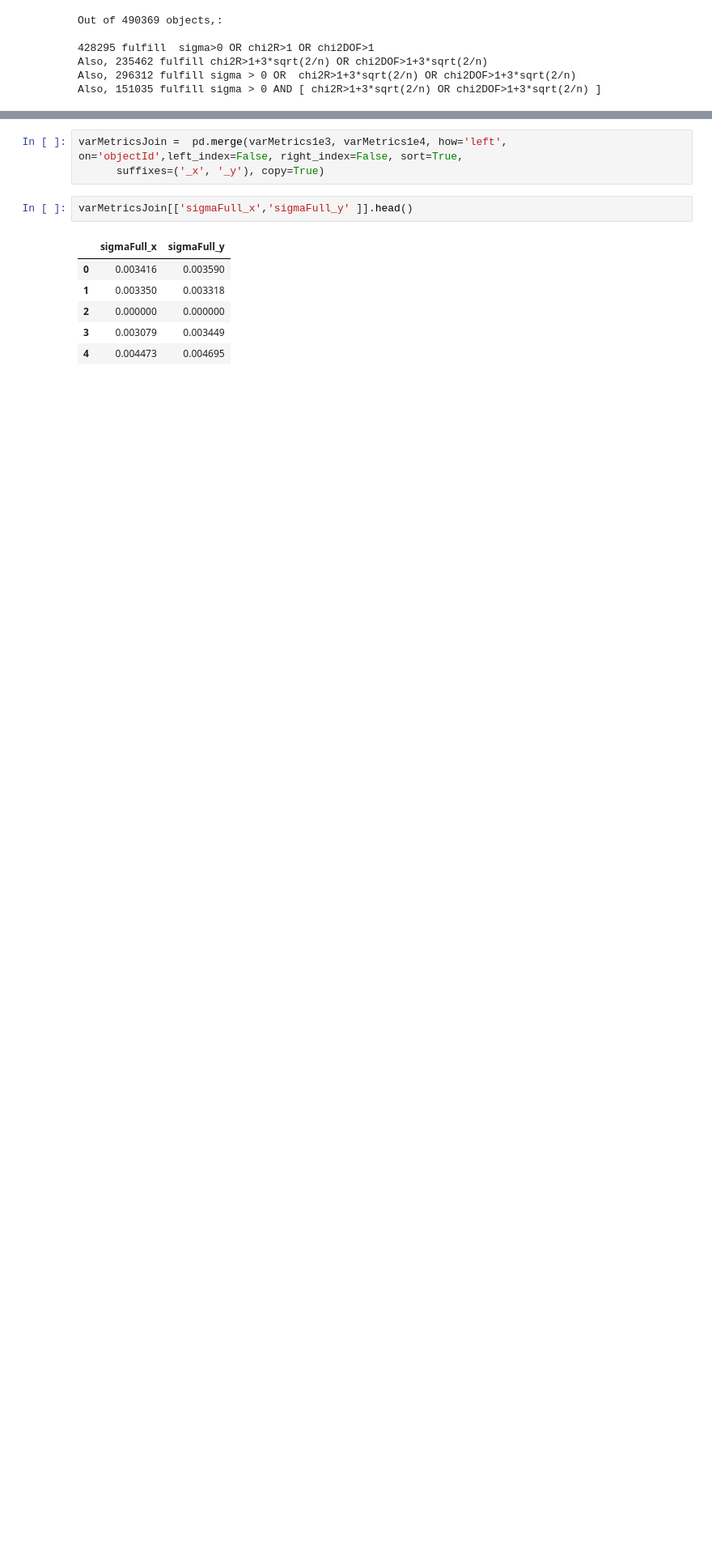
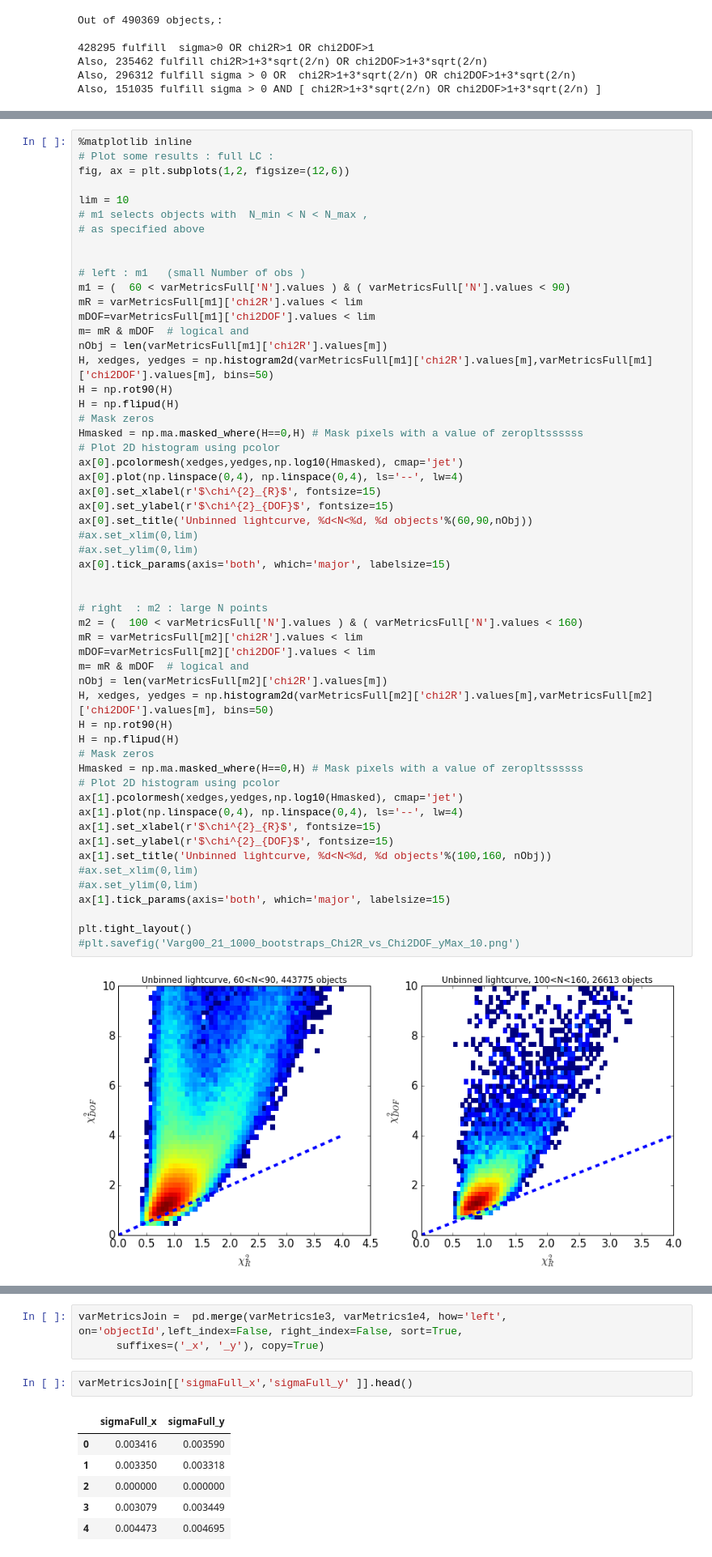
Before and after one commit to suberlak/S82analysis, a Jupyter notebook: S13Agg_g00_21_VarStat.ipynb, the cells around one changed output, grey strips where cells are left out. Shown at 81% size. Cells and saved outputs as stored; diff of their text form; blank space fills up the shorter version.

```diff
--- a/S13Agg_g00_21_VarStat.ipynb
+++ b/S13Agg_g00_21_VarStat.ipynb
@@ -254,0 +300,57 @@ plt.savefig('Varg00_21_10000_bootstraps_Chi2R_vs_Chi2DOF_yMax_10_VarOnly.png')
+# %%
+%matplotlib inline
+# Plot some results : full LC :
+fig, ax = plt.subplots(1,2, figsize=(12,6))
+
+lim = 10
+# m1 selects objects with  N_min < N < N_max ,
+# as specified above
+
+
+# left : m1   (small Number of obs )
+m1 = (  60 < varMetricsFull['N'].values ) & ( varMetricsFull['N'].values < 90)
+mR = varMetricsFull[m1]['chi2R'].values < lim
+mDOF=varMetricsFull[m1]['chi2DOF'].values < lim
+m= mR & mDOF  # logical and
+nObj = len(varMetricsFull[m1]['chi2R'].values[m])
+H, xedges, yedges = np.histogram2d(varMetricsFull[m1]['chi2R'].values[m],varMetricsFull[m1]['chi2DOF'].values[m], bins=50)
+H = np.rot90(H)
+H = np.flipud(H)
+# Mask zeros
+Hmasked = np.ma.masked_where(H==0,H) # Mask pixels with a value of zeropltssssss
+# Plot 2D histogram using pcolor
+ax[0].pcolormesh(xedges,yedges,np.log10(Hmasked), cmap='jet')
+ax[0].plot(np.linspace(0,4), np.linspace(0,4), ls='--', lw=4)
+ax[0].set_xlabel(r'$\chi^{2}_{R}$', fontsize=15)
+ax[0].set_ylabel(r'$\chi^{2}_{DOF}$', fontsize=15)
+ax[0].set_title('Unbinned lightcurve, %d<N<%d, %d objects'%(60,90,nObj))
+#ax.set_xlim(0,lim)
+#ax.set_ylim(0,lim)
+ax[0].tick_params(axis='both', which='major', labelsize=15)
+
+
+# right  : m2 : large N points
+m2 = (  100 < varMetricsFull['N'].values ) & ( varMetricsFull['N'].values < 160)
+mR = varMetricsFull[m2]['chi2R'].values < lim
+mDOF=varMetricsFull[m2]['chi2DOF'].values < lim
+m= mR & mDOF  # logical and
+nObj = len(varMetricsFull[m2]['chi2R'].values[m])
+H, xedges, yedges = np.histogram2d(varMetricsFull[m2]['chi2R'].values[m],varMetricsFull[m2]['chi2DOF'].values[m], bins=50)
+H = np.rot90(H)
+H = np.flipud(H)
+# Mask zeros
+Hmasked = np.ma.masked_where(H==0,H) # Mask pixels with a value of zeropltssssss
+# Plot 2D histogram using pcolor
+ax[1].pcolormesh(xedges,yedges,np.log10(Hmasked), cmap='jet')
+ax[1].plot(np.linspace(0,4), np.linspace(0,4), ls='--', lw=4)
+ax[1].set_xlabel(r'$\chi^{2}_{R}$', fontsize=15)
+ax[1].set_ylabel(r'$\chi^{2}_{DOF}$', fontsize=15)
+ax[1].set_title('Unbinned lightcurve, %d<N<%d, %d objects'%(100,160, nObj))
+#ax.set_xlim(0,lim)
+#ax.set_ylim(0,lim)
+ax[1].tick_params(axis='both', which='major', labelsize=15)
+
+plt.tight_layout()
+#plt.savefig('Varg00_21_1000_bootstraps_Chi2R_vs_Chi2DOF_yMax_10.png')
+# %% [output]
+[figure, added]
```
Also changed, not shown: parts of 25 cells of this notebook, 1 other file.
